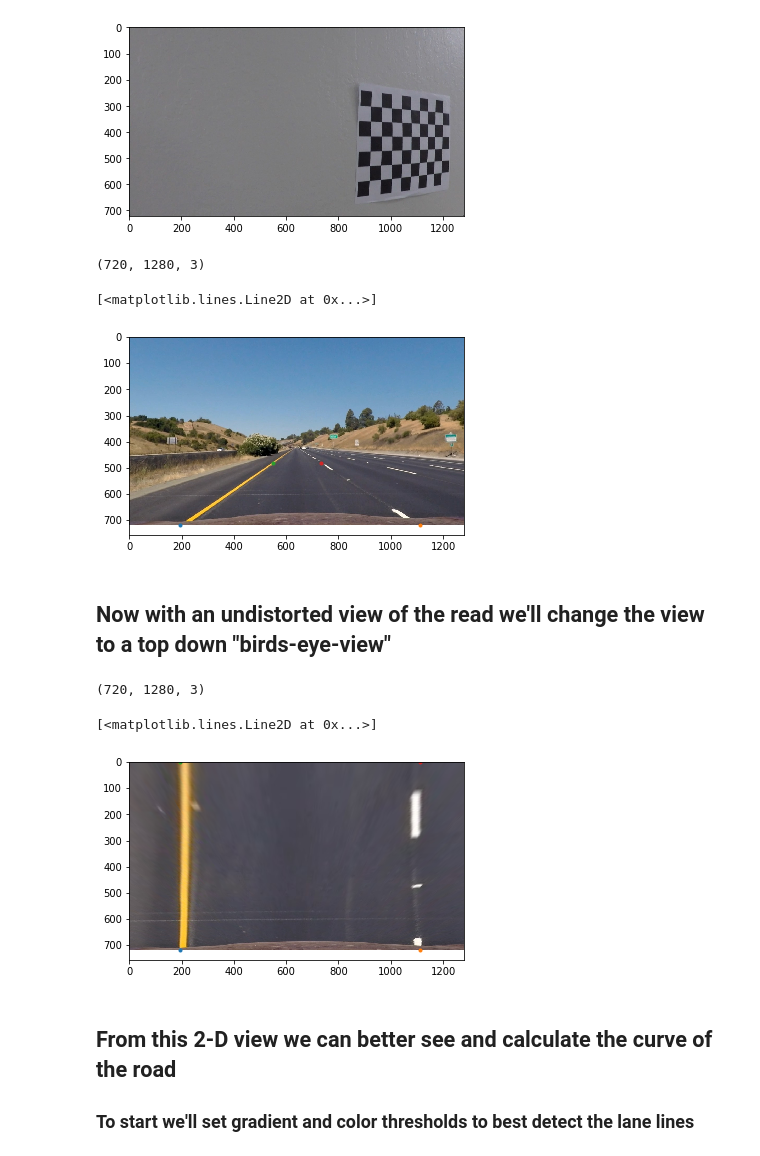
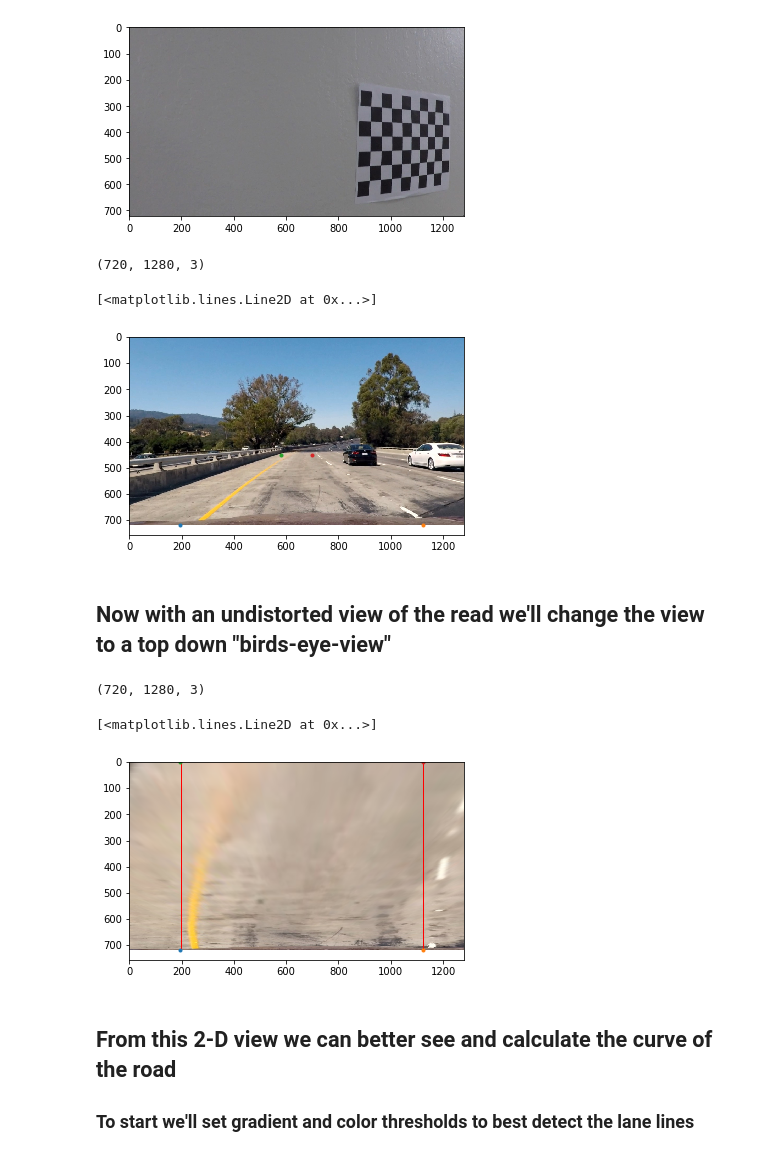
Before and after one commit to gobrando/CarND-Camera-Calibration, a Jupyter notebook: advanced_lane_lines_project/CarND-Advanced-Lane-Lines/lane_detection.ipynb, the cells around one changed output. Cells and saved outputs as stored; diff of their text form; code cells hidden in the pictures.

```diff
--- a/advanced_lane_lines_project/CarND-Advanced-Lane-Lines/lane_detection.ipynb
+++ b/advanced_lane_lines_project/CarND-Advanced-Lane-Lines/lane_detection.ipynb
@@ -54,21 +54,21 @@ for image in images:
         imgpoints.append(corners)
 # %%
 # prep image for testing
-img = plt.imread('/Users/brandoncanniff/Code2020/Self-Driving-Cars/Camera Calibration/CarND-Camera-Calibration/advanced_lane_lines_project/CarND-Advanced-Lane-Lines/test_images/straight_lines1.jpg')
+img = plt.imread('/Users/brandoncanniff/Code2020/Self-Driving-Cars/Camera Calibration/CarND-Camera-Calibration/advanced_lane_lines_project/CarND-Advanced-Lane-Lines/test_images/test1.jpg')
 
 # compare where corners are in image to a blank to get calibration matrix and coefficients (weights)
 ret, mtx, coeffs, rvecs, tvecs = cv2.calibrateCamera(objpoints, imgpoints, (img.shape[1], img.shape[0]), None, None)
 
 # use the matrix and weights to undistort the raw image input given to the pipeline
 undst = cv2.undistort(img, mtx, coeffs, None, mtx)
-cv2.imwrite('/Users/brandoncanniff/Code2020/Self-Driving-Cars/Camera Calibration/CarND-Camera-Calibration/advanced_lane_lines_project/CarND-Advanced-Lane-Lines/output_images/straight_road1_undst.jpg', undst)
+cv2.imwrite('/Users/brandoncanniff/Code2020/Self-Driving-Cars/Camera Calibration/CarND-Camera-Calibration/advanced_lane_lines_project/CarND-Advanced-Lane-Lines/output_images/test1_undst.jpg', undst)
 print(undst.shape)
 plt.imshow(undst)
 
 bottom_left = [195, undst.shape[0]]
-bottom_right = [1110, undst.shape[0]]
-top_left = [550, 480]
-top_right = [735, 480]
+bottom_right = [1125, undst.shape[0]]
+top_left = [580, 450]
+top_right = [700, 450]
 plt.plot(bottom_left[0], bottom_left[1], '.')
 plt.plot(bottom_right[0], bottom_right[1], '.')
 plt.plot(top_left[0], top_left[1], '.')
@@ -76,41 +76,43 @@ plt.plot(top_right[0], top_right[1], '.')
 # %% [output]
 (720, 1280, 3)
 [<matplotlib.lines.Line2D at 0x...>]
-[figure, old version]
+[figure, new version]
 # %% [markdown]
 ## Now with an undistorted view of the read we'll change the view to a top down "birds-eye-view"
 # %%
 def top_down_warp(undst):
     # 4 corners of the lane
-    bottom_left = [195, undst.shape[0]]
-    bottom_right = [1110, undst.shape[0]]
-    top_left = [550, 480]
-    top_right = [735, 480]
+    bottom_left = [200, undst.shape[0]]
+    bottom_right = [1125, undst.shape[0]]
+    top_left = [593, 450]
+    top_right = [692, 450]
     src = np.float32([bottom_left, bottom_right, top_left, top_right])
     # those 4 corners mapped top down
-    bottom_left_dst = [195, undst.shape[0]]
-    bottom_right_dst = [1110, undst.shape[0]]
-    top_left_dst = [195, 0]
-    top_right_dst = [1110, 0]
+    bottom_left_dst = [200, undst.shape[0]]
+    bottom_right_dst = [1125, undst.shape[0]]
+    top_left_dst = [200, 0]
+    top_right_dst = [1125, 0]
     dst = np.float32([bottom_left_dst, bottom_right_dst, top_left_dst, top_right_dst])
     M = cv2.getPerspectiveTransform(src, dst)
     warped = cv2.warpPerspective(undst, M, (undst.shape[1], undst.shape[0]), flags=cv2.INTER_LINEAR)
     return warped, M
-bottom_left_dst = [195, undst.shape[0]]
-bottom_right_dst = [1110, undst.shape[0]]
-top_left_dst = [195, 0]
-top_right_dst = [1110, 0]
+bottom_left = [200, undst.shape[0]]
+bottom_right = [1125, undst.shape[0]]
+top_left = [580, 450]
+top_right = [692, 450]
 top_down, perspective_M = top_down_warp(undst)
+cv2.rectangle(top_down,(200, undst.shape[0]),
+        (1125,0),(255,0,0), 2)
 print(top_down.shape)
 plt.imshow(top_down)
 plt.plot(bottom_left_dst[0], bottom_left_dst[1], '.')
 plt.plot(bottom_right_dst[0], bottom_right_dst[1], '.')
 plt.plot(top_left_dst[0], top_left_dst[1], '.')
 plt.plot(top_right_dst[0], top_right_dst[1], '.')
 # %% [output]
 (720, 1280, 3)
 [<matplotlib.lines.Line2D at 0x...>]
-[figure, old version]
+[figure, new version]
 # %% [markdown]
 ## From this 2-D view we can better see and calculate the curve of the road
 
```
Also changed, not shown: parts of 8 cells of this notebook, 2 other files.
